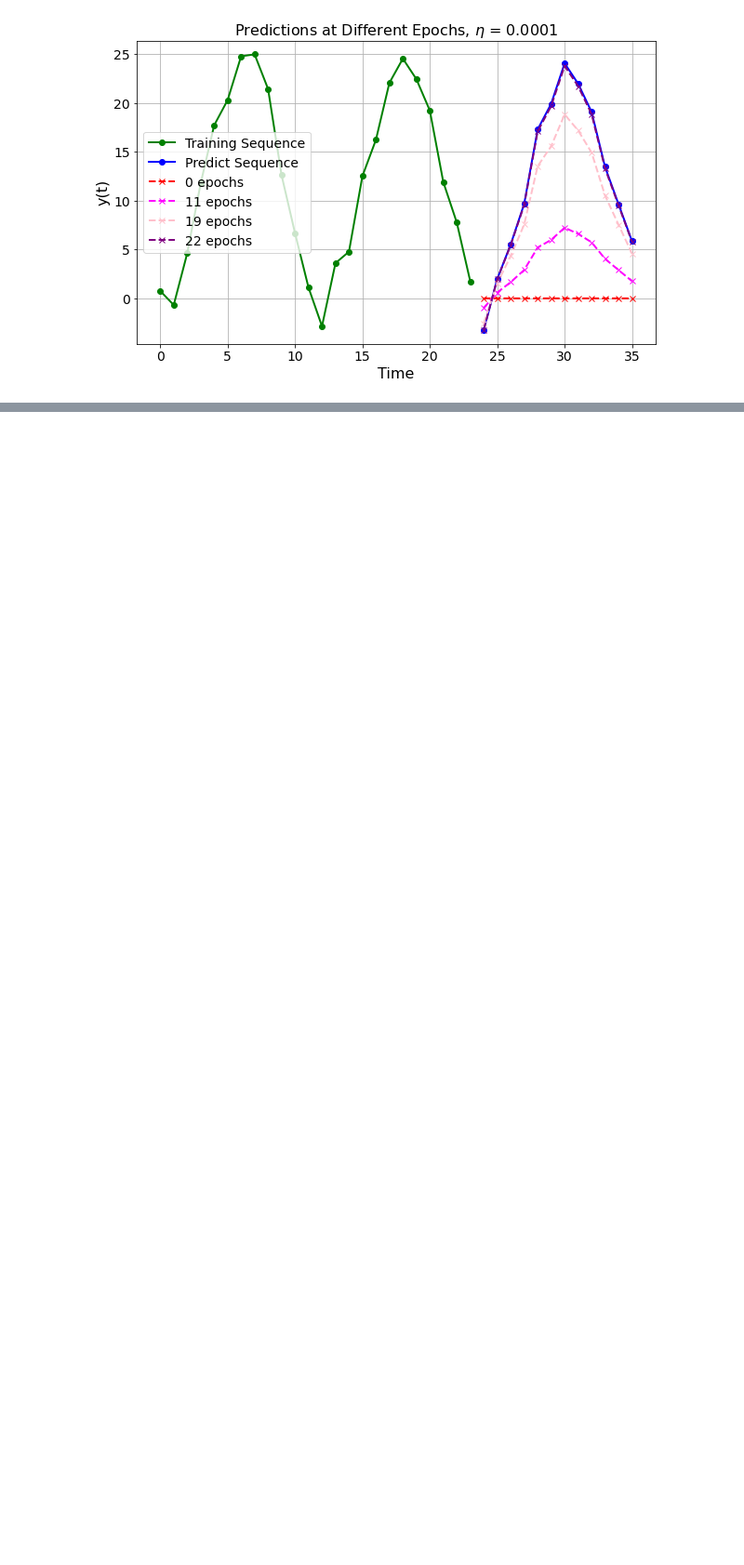
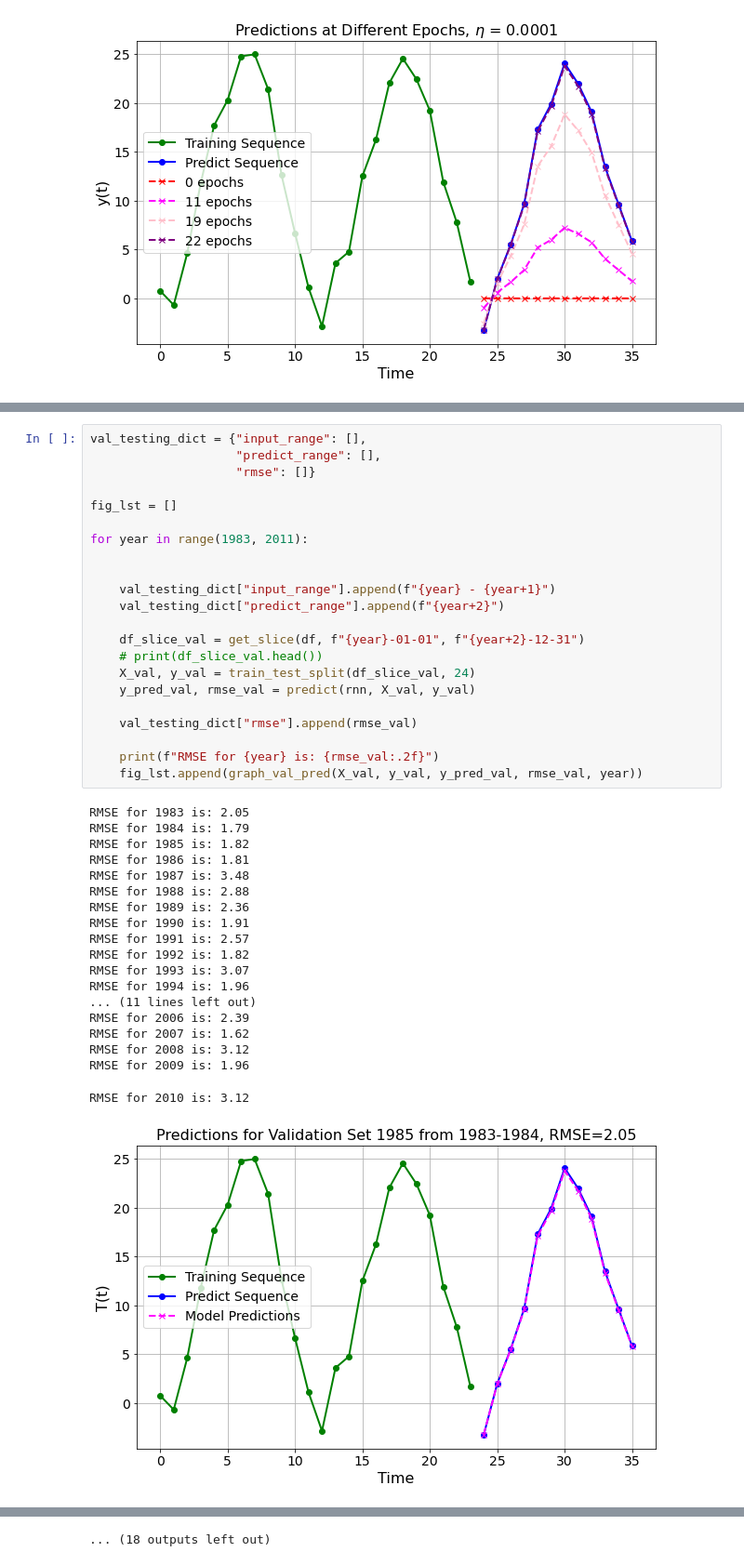
Before and after one commit to jrf343/RNN, a Jupyter notebook: Philly_Temp_RNN_testing_AP.ipynb, the cells around one changed output, grey strips where cells are left out. Shown at 93% size. Cells and saved outputs as stored; diff of their text form; blank space fills up the shorter version.

```diff
--- a/Philly_Temp_RNN_testing_AP.ipynb
+++ b/Philly_Temp_RNN_testing_AP.ipynb
@@ -316,0 +407,42 @@ plt.show()
+# %%
+val_testing_dict = {"input_range": [],
+                    "predict_range": [],
+                    "rmse": []}
+
+fig_lst = []
+
+for year in range(1983, 2011):
+
+
+    val_testing_dict["input_range"].append(f"{year} - {year+1}")
+    val_testing_dict["predict_range"].append(f"{year+2}")
+
+    df_slice_val = get_slice(df, f"{year}-01-01", f"{year+2}-12-31")
+    # print(df_slice_val.head())
+    X_val, y_val = train_test_split(df_slice_val, 24)
+    y_pred_val, rmse_val = predict(rnn, X_val, y_val)
+
+    val_testing_dict["rmse"].append(rmse_val)
+
+    print(f"RMSE for {year} is: {rmse_val:.2f}")
+    fig_lst.append(graph_val_pred(X_val, y_val, y_pred_val, rmse_val, year))
+# %% [output]
+RMSE for 1983 is: 2.05
+RMSE for 1984 is: 1.79
+RMSE for 1985 is: 1.82
+RMSE for 1986 is: 1.81
+RMSE for 1987 is: 3.48
+RMSE for 1988 is: 2.88
+RMSE for 1989 is: 2.36
+RMSE for 1990 is: 1.91
+RMSE for 1991 is: 2.57
+RMSE for 1992 is: 1.82
+RMSE for 1993 is: 3.07
+RMSE for 1994 is: 1.96
+... (11 lines left out)
+RMSE for 2006 is: 2.39
+RMSE for 2007 is: 1.62
+RMSE for 2008 is: 3.12
+RMSE for 2009 is: 1.96
+RMSE for 2010 is: 3.12
+[figure, added]
@@ -316,0 +458 @@ plt.show()
+... (18 outputs left out)
```
Also changed, not shown: parts of 26 cells of this notebook.
